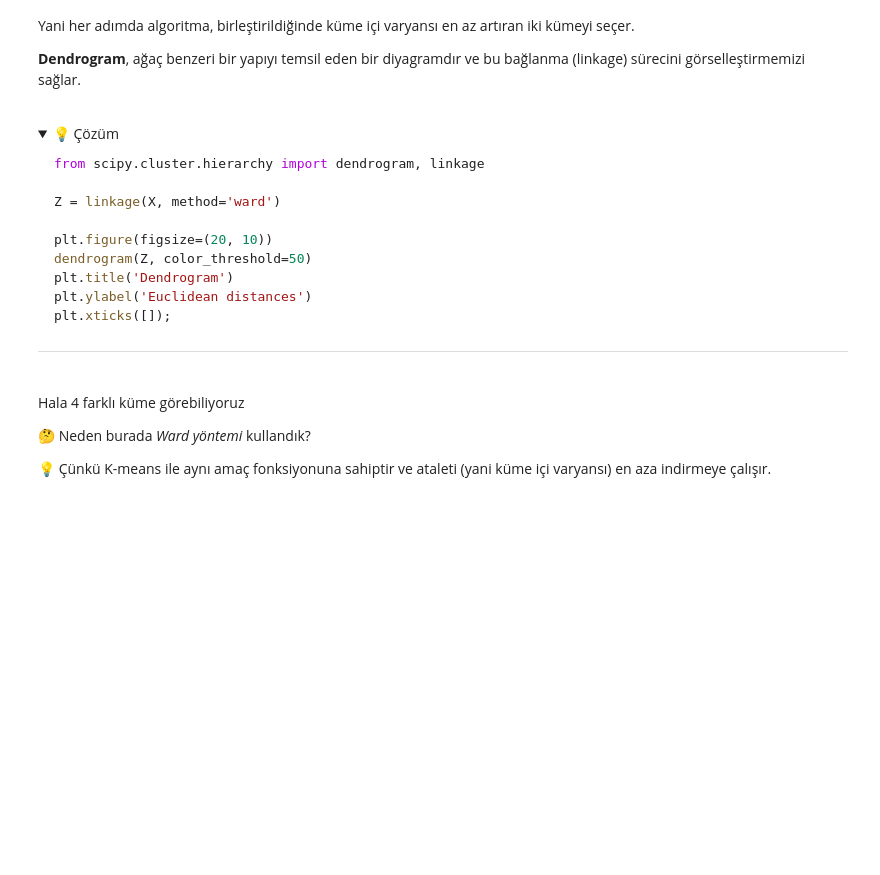
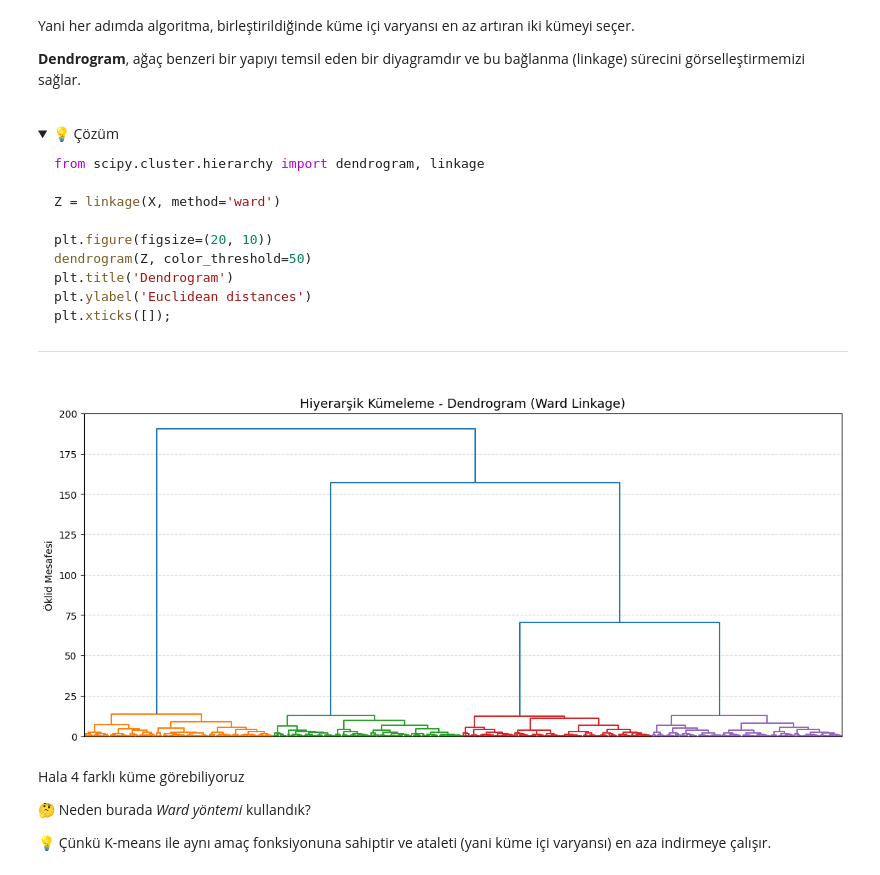
Before and after one commit to ozge-karadeniiz/S17D3-S-data-image-compressor, a Jupyter notebook: warmup_k_means.ipynb, the cells around one changed output. Saved outputs shown, nothing was run; the diff lists cells and outputs as text; code cells hidden in the pictures; folded sections open; blank space fills up the shorter version.

```diff
--- a/warmup_k_means.ipynb
+++ b/warmup_k_means.ipynb
@@ -233,3 +258,19 @@ pass  # SENİN KODUN BURAYA
+# %%
+from scipy.cluster.hierarchy import dendrogram, linkage
+
+# Ward yöntemi ile linkage matrisini hesaplayalım
+Z = linkage(X, method='ward')
+
+# Dendrogramı çizdirelim
+plt.figure(figsize=(14, 6))
+dendrogram(Z, color_threshold=50)
+plt.title('Hiyerarşik Kümeleme - Dendrogram (Ward Linkage)', fontsize=13)
+plt.ylabel('Öklid Mesafesi', fontsize=10)
+plt.xticks([])
+plt.grid(axis='y', linestyle='--', alpha=0.5)
+plt.show()
+# %% [output]
+[figure, added]
 # %% [markdown]
 Hala 4 farklı küme görebiliyoruz
 
```
Also changed, not shown: parts of 7 cells of this notebook.
